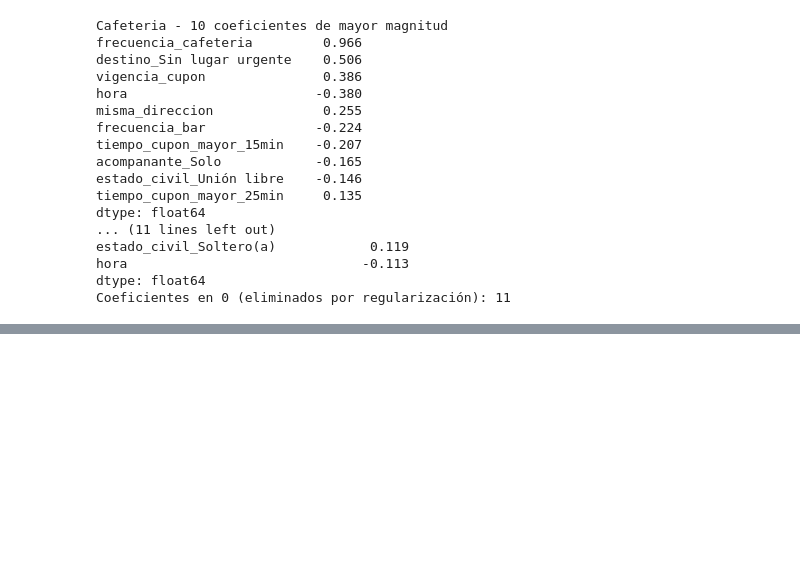
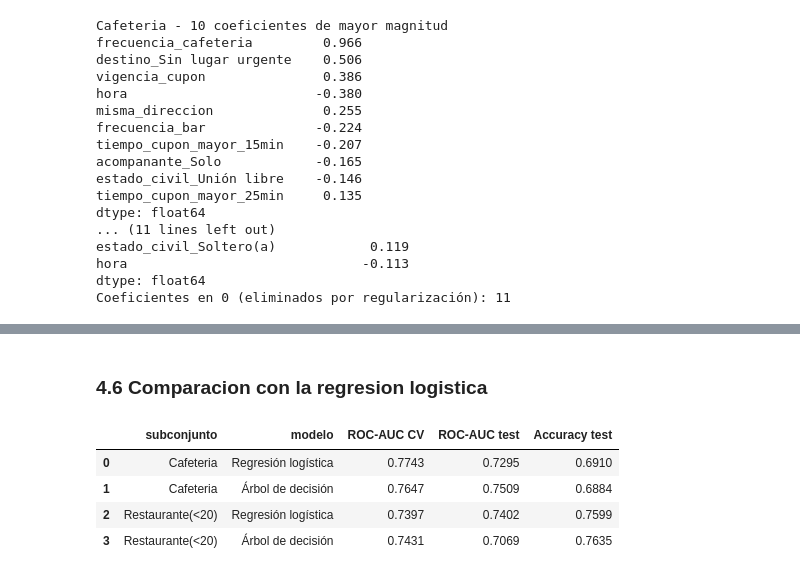
Before and after one commit to nreyl/ML-L3-G44, a Jupyter notebook: L3.ipynb, the cells around one changed output, grey strips where cells are left out. Saved outputs shown, nothing was run; the diff lists cells and outputs as text; code cells hidden in the pictures; blank space fills up the shorter version.

```diff
--- a/L3.ipynb
+++ b/L3.ipynb
@@ -537,0 +727,20 @@ Coeficientes en 0 (eliminados por regularización): 11
+# %% [markdown]
+### 4.6 Comparacion con la regresion logistica
+# %%
+filas = []
+for n in splits:
+    X_te, y_te = splits[n][1], splits[n][3]
+    for nombre, gs in [("Regresión logística", modelos[n]), ("Árbol de decisión", arboles[n])]:
+        filas.append({
+            "subconjunto": n, "modelo": nombre,
+            "ROC-AUC CV": round(gs.best_score_, 4),
+            "ROC-AUC test": round(roc_auc_score(y_te, gs.predict_proba(X_te)[:, 1]), 4),
+            "Accuracy test": round((gs.predict(X_te) == y_te).mean(), 4),
+        })
+display(pd.DataFrame(filas))
+# %% [output]
+|  | subconjunto | modelo | ROC-AUC CV | ROC-AUC test | Accuracy test |
+| 0 | Cafeteria | Regresión logística | 0.7743 | 0.7295 | 0.6910 |
+| 1 | Cafeteria | Árbol de decisión | 0.7647 | 0.7509 | 0.6884 |
+| 2 | Restaurante(<20) | Regresión logística | 0.7397 | 0.7402 | 0.7599 |
+| 3 | Restaurante(<20) | Árbol de decisión | 0.7431 | 0.7069 | 0.7635 |
```
Also changed, not shown: parts of 20 cells of this notebook.
